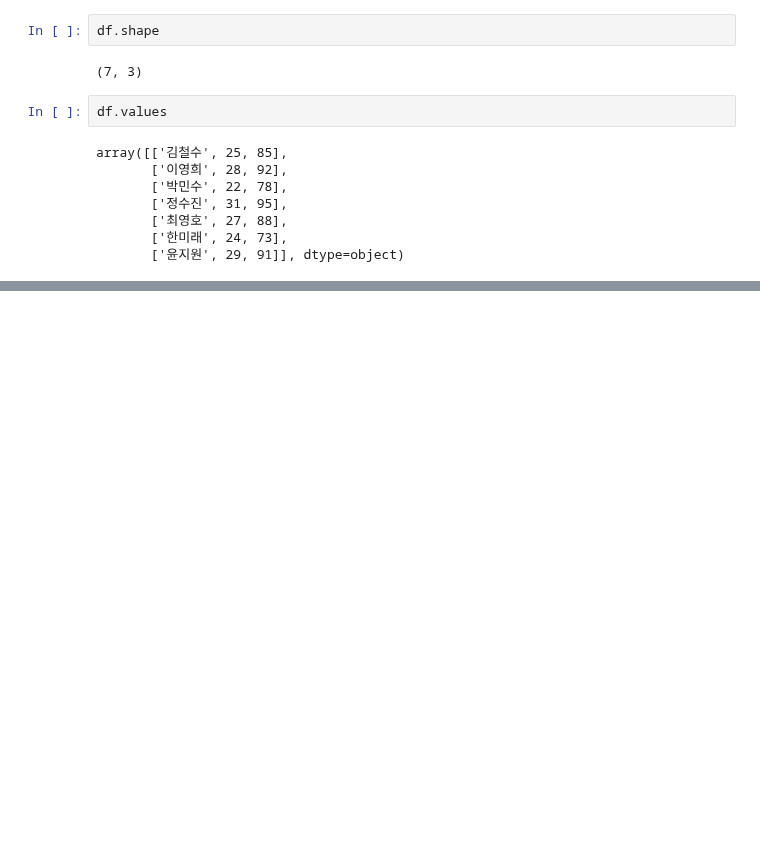
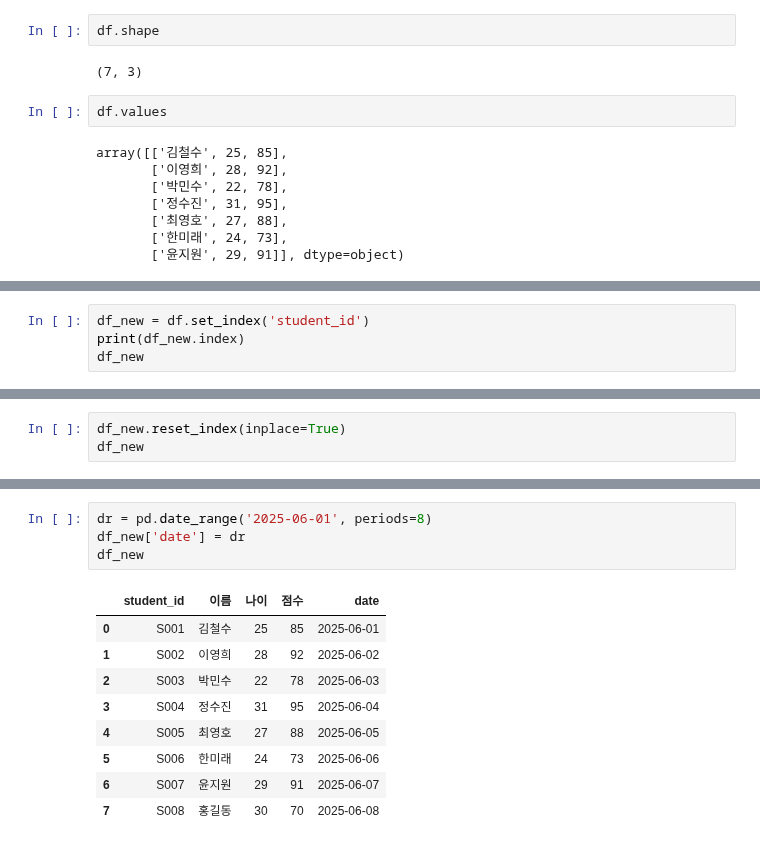
Before and after one commit to jiyoung1634/hipython_rep, a Jupyter notebook: 13.판다스.ipynb, the cells around one changed output, grey strips where cells are left out. Drawn from its saved outputs; the diff is of its cells as text; blank space fills up the shorter version.

```diff
--- a/13.판다스.ipynb
+++ b/13.판다스.ipynb
@@ -424,0 +625,4 @@ df
+# %%
+df_new = df.set_index('student_id')
+print(df_new.index)
+df_new
@@ -424,0 +641,3 @@ df
+# %%
+df_new.reset_index(inplace=True)
+df_new
@@ -424,0 +654,14 @@ df
+# %%
+dr = pd.date_range('2025-06-01', periods=8)
+df_new['date'] = dr
+df_new
+# %% [output]
+|  | student_id | 이름 | 나이 | 점수 | date |
+| 0 | S001 | 김철수 | 25 | 85 | 2025-06-01 |
+| 1 | S002 | 이영희 | 28 | 92 | 2025-06-02 |
+| 2 | S003 | 박민수 | 22 | 78 | 2025-06-03 |
+| 3 | S004 | 정수진 | 31 | 95 | 2025-06-04 |
+| 4 | S005 | 최영호 | 27 | 88 | 2025-06-05 |
+| 5 | S006 | 한미래 | 24 | 73 | 2025-06-06 |
+| 6 | S007 | 윤지원 | 29 | 91 | 2025-06-07 |
+| 7 | S008 | 홍길동 | 30 | 70 | 2025-06-08 |
```
Also changed, not shown: parts of 33 cells of this notebook.
